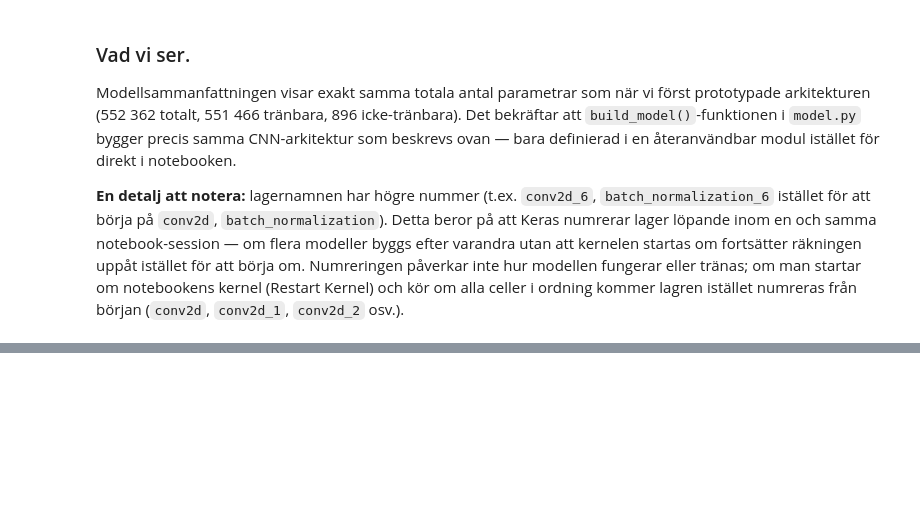
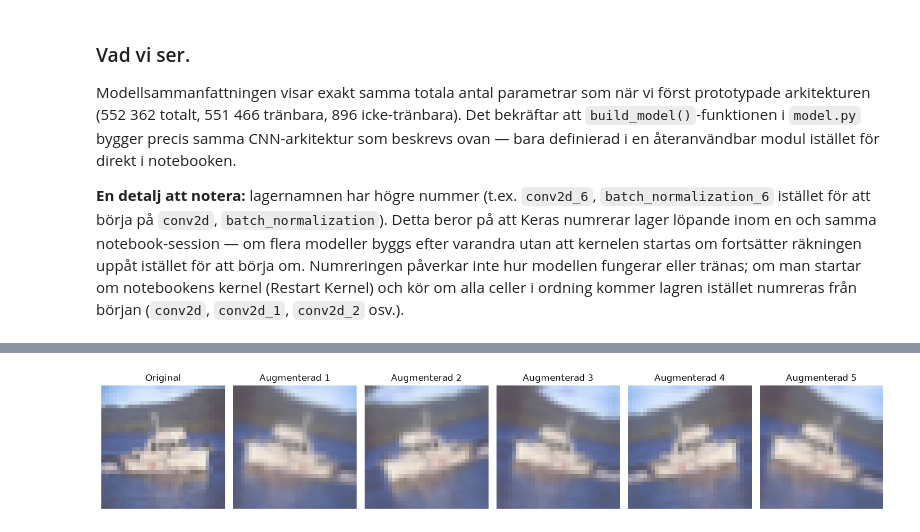
Before and after one commit to nicklasskoglund/cifar10-cnn-classifier, a Jupyter notebook: model/notebooks/01_cnn_training.ipynb, the cells around one changed output, grey strips where cells are left out. Saved outputs shown, nothing was run; the diff lists cells and outputs as text; code cells hidden in the pictures; blank space fills up the shorter version.

Commit message:
feat: add data augmentation and integrate into build_model()

```diff
--- a/model/notebooks/01_cnn_training.ipynb
+++ b/model/notebooks/01_cnn_training.ipynb
@@ -259,0 +276,28 @@ Modellsammanfattningen visar exakt samma totala antal parametrar som när vi fö
+# %%
+# Importerar augmentation-lagret från data_loader.py och applicerar det
+# upprepade gånger på samma bild, för att visuellt bekräfta att
+# transformationerna (flip, rotation, zoom) ser rimliga ut och inte
+# förvränger bilden för mycket.
+from data_loader import build_augmentation_layer
+
+augmentation = build_augmentation_layer()
+
+# Väljer en enskild träningsbild att augmentera flera gånger
+sample_image = x_train[0:1]  # behåller batch-dimensionen: shape (1, 32, 32, 3)
+
+fig, axes = plt.subplots(1, 6, figsize=(15, 3))
+
+axes[0].imshow(sample_image[0])
+axes[0].set_title("Original")
+axes[0].axis("off")
+
+for i in range(1, 6):
+    augmented_image = augmentation(sample_image, training=True)
+    axes[i].imshow(augmented_image[0].numpy())
+    axes[i].set_title(f"Augmenterad {i}")
+    axes[i].axis("off")
+
+plt.tight_layout()
+plt.show()
+# %% [output]
+[figure, added]
```
Also changed, not shown: parts of 6 cells of this notebook, 2 other files.
